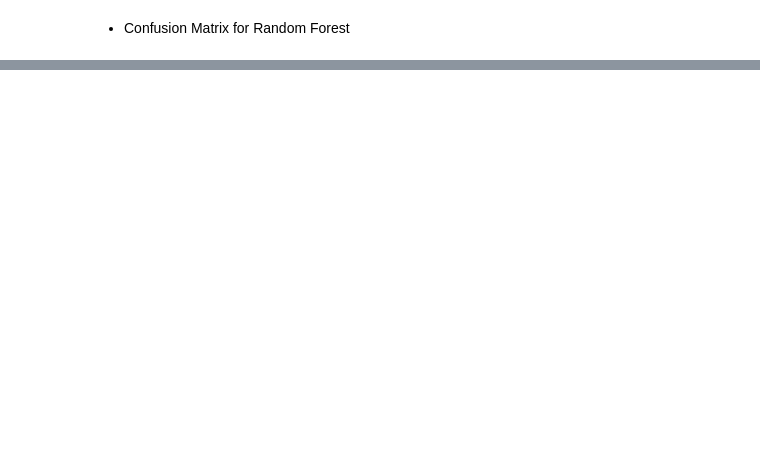
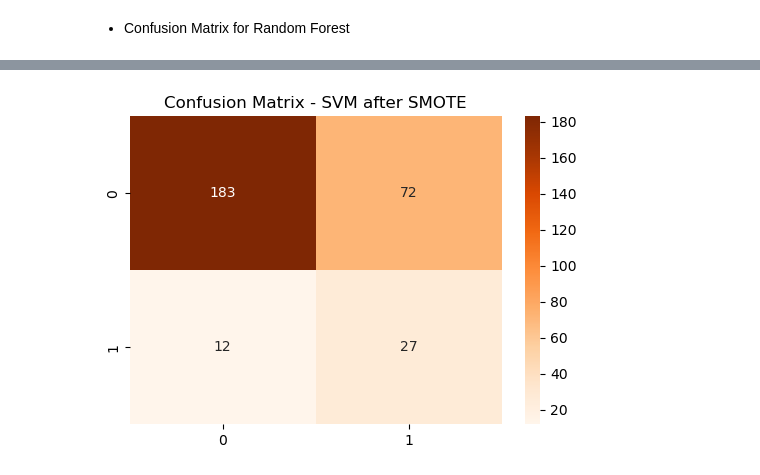
Before and after one commit to RaghadFares/Employee-Attrition-Prediction, a Jupyter notebook: Employee-Attrition-Prediction.ipynb, the cells around one changed output, grey strips where cells are left out. Cells and saved outputs as stored; diff of their text form; code cells hidden in the pictures; blank space fills up the shorter version.

```diff
--- a/Employee-Attrition-Prediction.ipynb
+++ b/Employee-Attrition-Prediction.ipynb
@@ -342,0 +434,13 @@ plt.show()
+# %%
+# Train Support Vector Machine
+svm_model = SVC(kernel='linear', random_state=42)
+svm_model.fit(X_train_resampled, y_train_resampled)
+
+# Make predictions
+y_pred_svm = svm_model.predict(X_test)
+
+# Print accuracy
+print("Support Vector Machine Accuracy after SMOTE:", accuracy_score(y_test, y_pred_svm))
+
+# Print classification report
+print(classification_report(y_test, y_pred_svm))
@@ -342,0 +457,8 @@ plt.show()
+# %%
+# Plot confusion matrix for Support Vector Machine
+plt.figure(figsize=(6, 4))
+sns.heatmap(confusion_matrix(y_test, y_pred_svm), annot=True, fmt="d", cmap="Oranges")
+plt.title("Confusion Matrix - SVM after SMOTE")
+plt.show()
+# %% [output]
+[figure, added]
```
Also changed, not shown: parts of 20 cells of this notebook.
